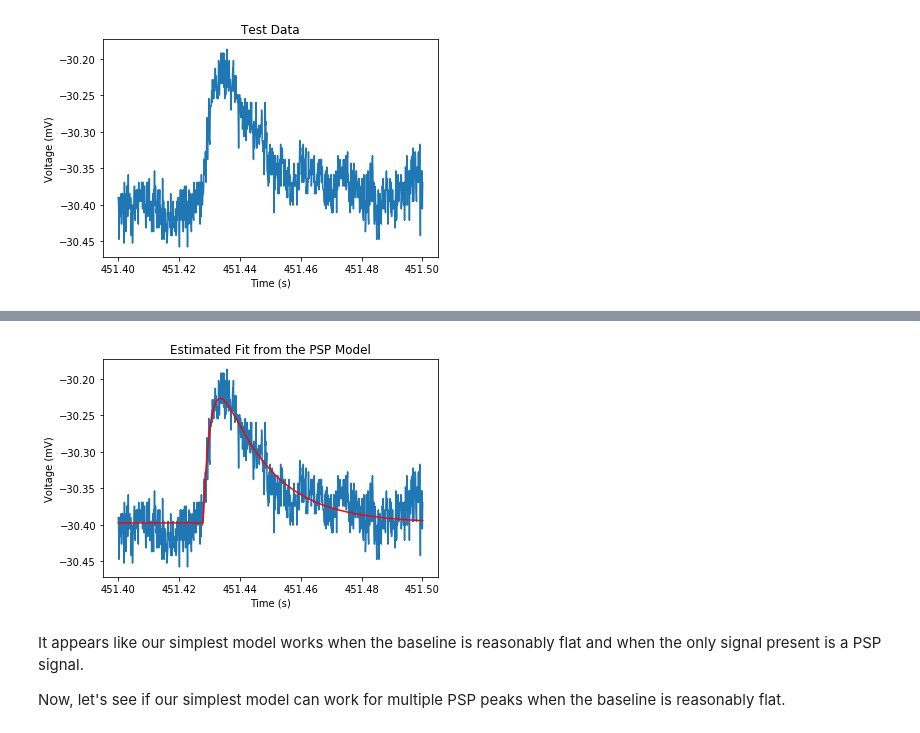
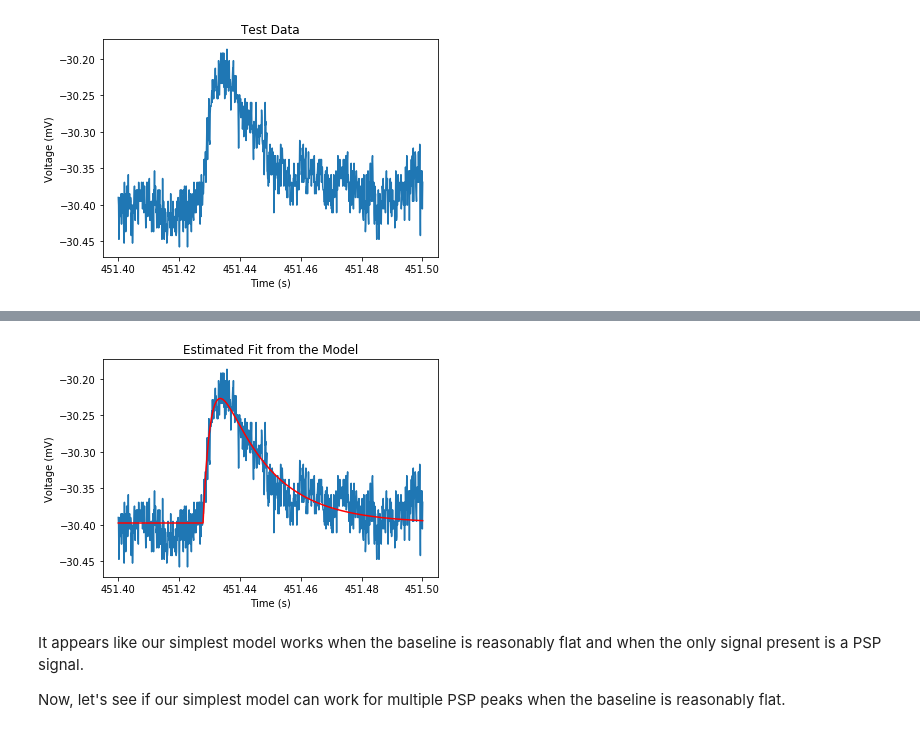
Before and after one commit to phys201/neuronal, a Jupyter notebook: tutorial.ipynb, the cells around one changed output, grey strips where cells are left out. Cells and saved outputs as stored; diff of their text form; code cells hidden in the pictures.

```diff
--- a/tutorial.ipynb
+++ b/tutorial.ipynb
@@ -131,17 +133,7 @@ summary
-# %%
-#plot the estimated fit and the data together
-t = np.array(single_psp.data['T'])
-v = np.array(single_psp.data['V'])
-b, a1, sigma, t1, tau_d1, tau_r1 = summary['mean']
-PSP_model = (t >= t1) * a1 * (np.exp(-(t-t1) / tau_d1) - np.exp(-(t-t1) / tau_r1)) + b
-plt.plot(t, v)
-plt.plot(t, PSP_model, c='r')
-plt.title('Estimated Fit from the PSP Model')
-plt.xlabel('Time (s)')
-plt.ylabel('Voltage (mV)')
-plt.show()
-# %% [output]
-[figure, removed]
+# %%
+neuronal.plot_fit(single_psp, sample, psp1=True)
+# %% [output]
+[figure, added]
 # %% [markdown]
 It appears like our simplest model works when the baseline is reasonably flat and when the only signal present is a PSP signal.
 
```
Also changed, not shown: parts of 9 cells of this notebook.
